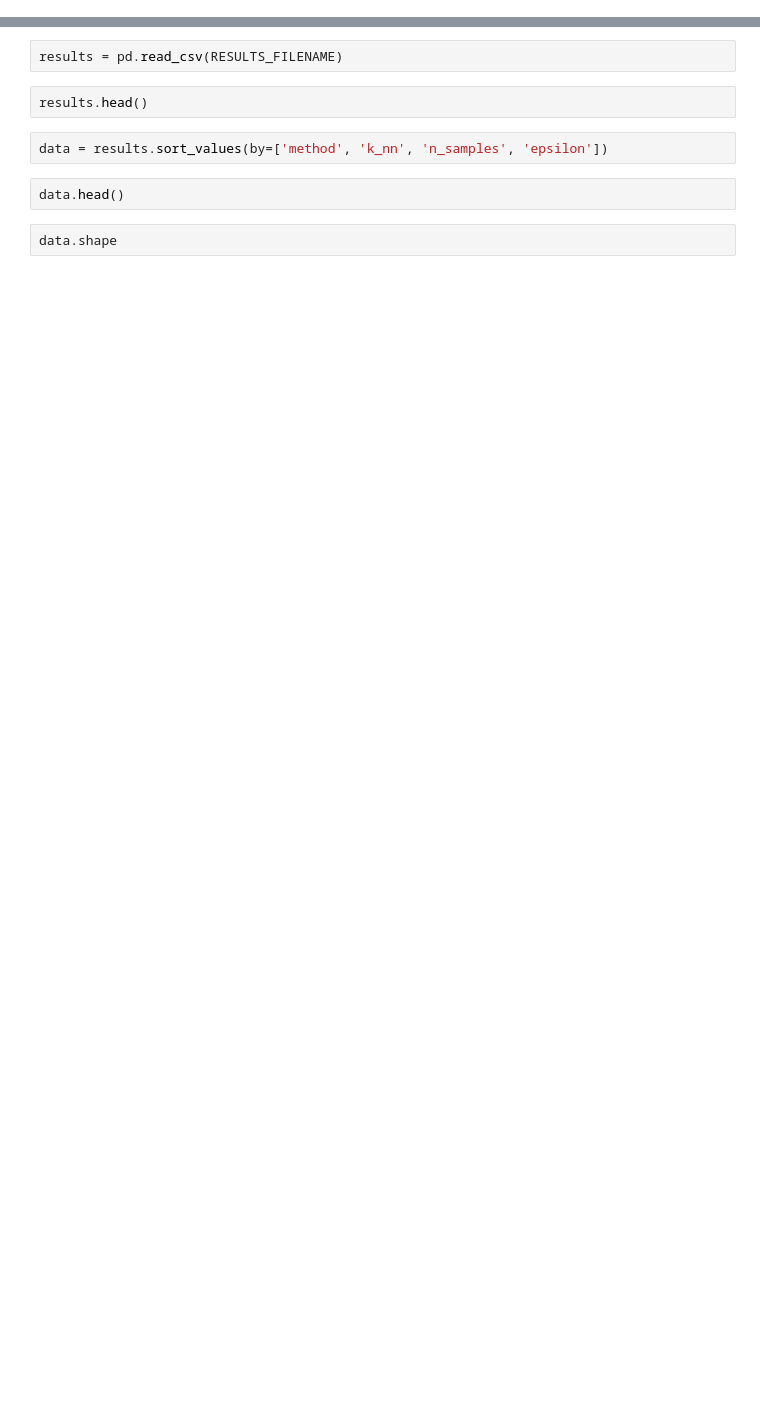
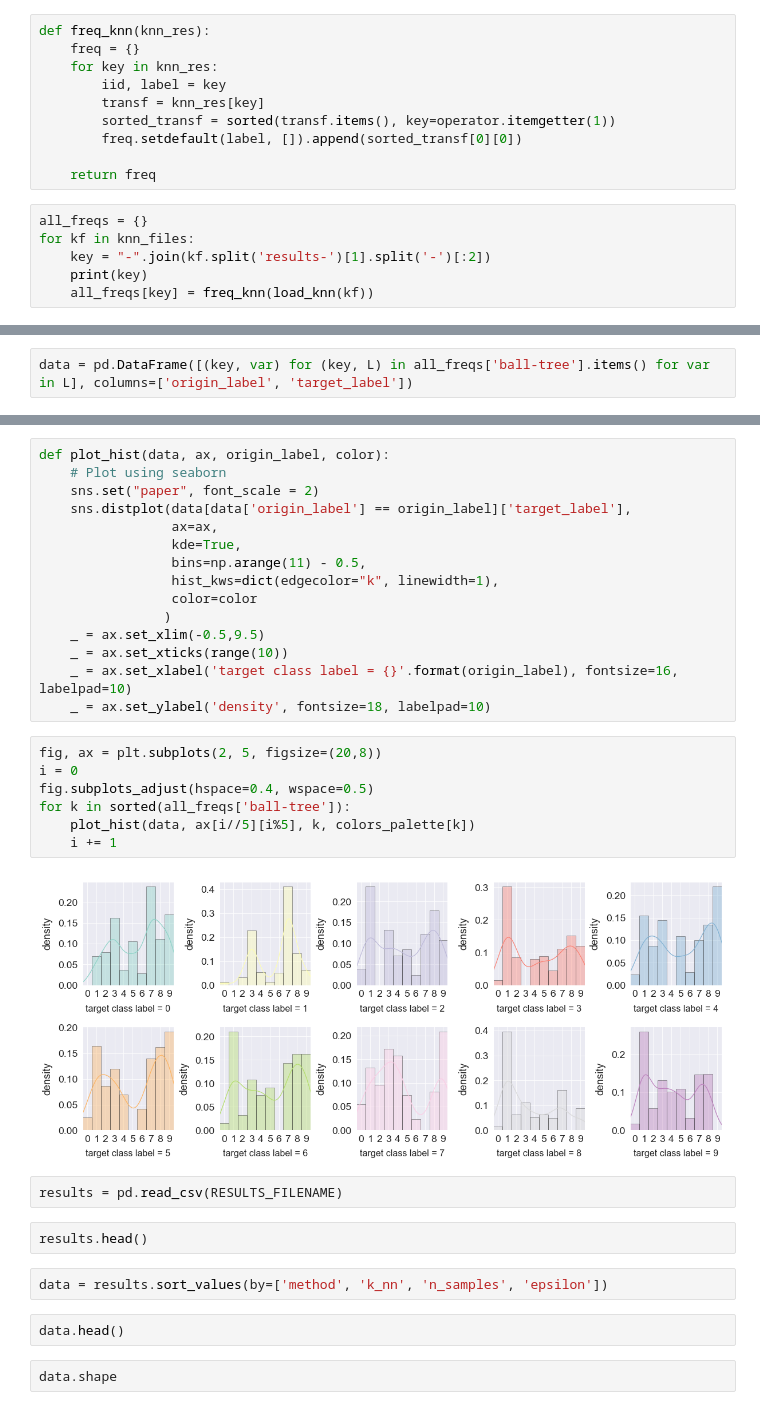
Before and after one commit to gtolomei/ml-feature-tweaking, a Jupyter notebook: multiclass/ExperimentalResults.ipynb, the cells around one changed output, grey strips where cells are left out. Cells and saved outputs as stored; diff of their text form; blank space fills up the shorter version.

```diff
--- a/multiclass/ExperimentalResults.ipynb
+++ b/multiclass/ExperimentalResults.ipynb
@@ -10,0 +96,16 @@ RESULTS_FILENAME = RESULTS_DIR + 'results.csv'
+# %%
+def freq_knn(knn_res):
+    freq = {}
+    for key in knn_res:
+        iid, label = key
+        transf = knn_res[key]
+        sorted_transf = sorted(transf.items(), key=operator.itemgetter(1))
+        freq.setdefault(label, []).append(sorted_transf[0][0])
+
+    return freq
+# %%
+all_freqs = {}
+for kf in knn_files:
+    key = "-".join(kf.split('results-')[1].split('-')[:2])
+    print(key)
+    all_freqs[key] = freq_knn(load_knn(kf))
@@ -10,0 +128,2 @@ RESULTS_FILENAME = RESULTS_DIR + 'results.csv'
+# %%
+data = pd.DataFrame([(key, var) for (key, L) in all_freqs['ball-tree'].items() for var in L], columns=['origin_label', 'target_label'])
@@ -11,3 +139,27 @@ RESULTS_FILENAME = RESULTS_DIR + 'results.csv'
+# %%
+def plot_hist(data, ax, origin_label, color):
+    # Plot using seaborn
+    sns.set("paper", font_scale = 2)
+    sns.distplot(data[data['origin_label'] == origin_label]['target_label'],
+                 ax=ax,
+                 kde=True,
+                 bins=np.arange(11) - 0.5,
+                 hist_kws=dict(edgecolor="k", linewidth=1),
+                 color=color
+                )
+    _ = ax.set_xlim(-0.5,9.5)
+    _ = ax.set_xticks(range(10))
+    _ = ax.set_xlabel('target class label = {}'.format(origin_label), fontsize=16, labelpad=10)
+    _ = ax.set_ylabel('density', fontsize=18, labelpad=10)
+# %%
+fig, ax = plt.subplots(2, 5, figsize=(20,8))
+i = 0
+fig.subplots_adjust(hspace=0.4, wspace=0.5)
+for k in sorted(all_freqs['ball-tree']):
+    plot_hist(data, ax[i//5][i%5], k, colors_palette[k])
+    i += 1
+# %% [output]
+[figure, added]
 # %%
 results = pd.read_csv(RESULTS_FILENAME)
 # %%
```
Also changed, not shown: parts of 19 cells of this notebook, 1 other file.
